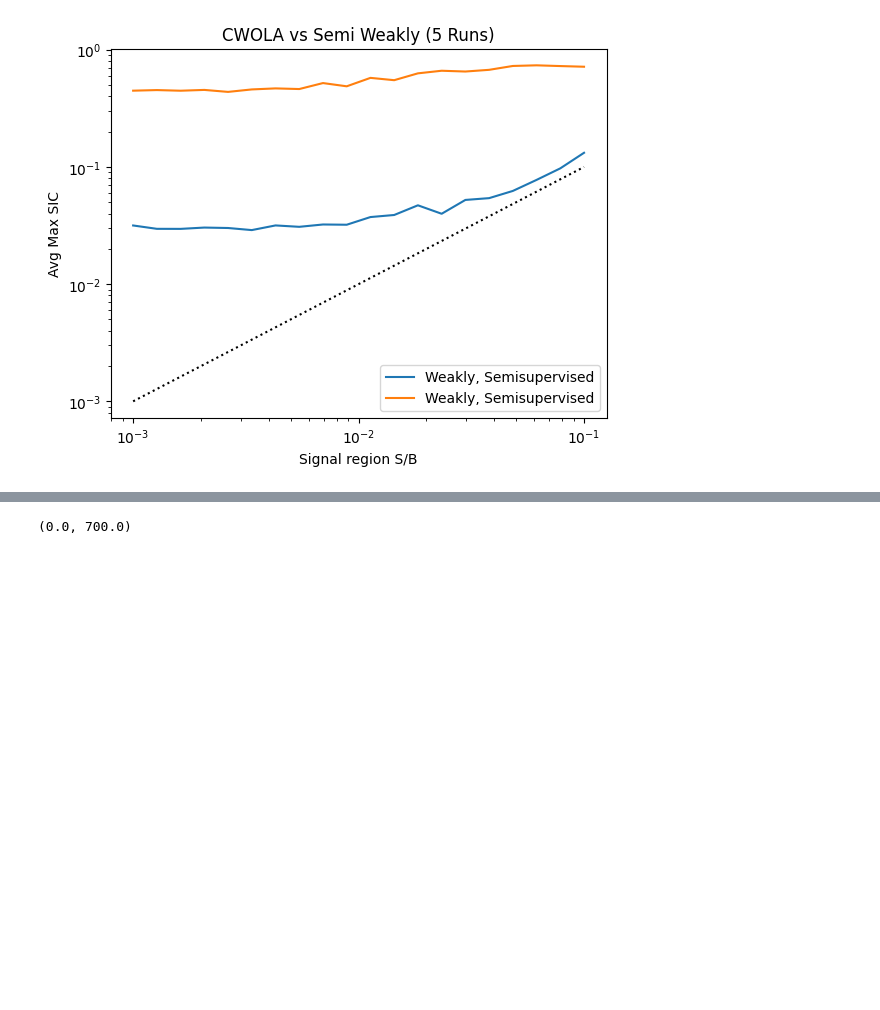
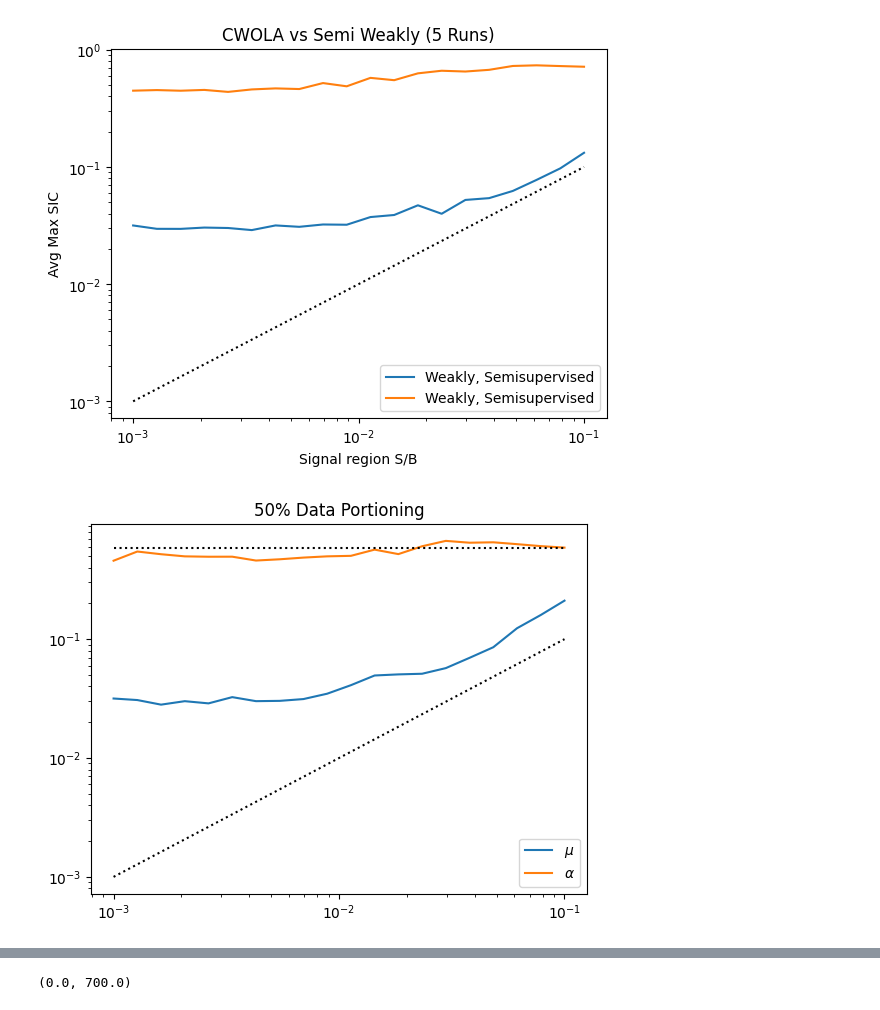
Before and after one commit to GitGup/SemiWeaklySupervised, a Jupyter notebook: SemiWeakly6Features.ipynb, the cells around one changed output, grey strips where cells are left out. Saved outputs shown, nothing was run; the diff lists cells and outputs as text; code cells hidden in the pictures; blank space fills up the shorter version.

Commit message:
3 prong 50% data portioning

```diff
--- a/SemiWeakly6Features.ipynb
+++ b/SemiWeakly6Features.ipynb
@@ -1026,8 +1026,8 @@ for _ in range(num_runs):
         model_all2 = Model(inputs = inputs, outputs = ws)
         model_all2.compile(loss='binary_crossentropy', optimizer=tf.keras.optimizers.Adam(learning_rate = 0.01))
 
-        m1 = 3
-        m2 = 3
+        m1 = 2
+        m2 = 5
 
         test_background = int(1/2 * len(x[0,0, decay]))
         train_reference = int(1/4 *len(x[0,0, decay]))
@@ -1044,9 +1044,7 @@ for _ in range(num_runs):
 
         signal_mixed = np.concatenate([x[m1, m2, decay][int(test_signal/2):int(test_signal/2) + int(sigfrac*(N/2))], x[m1, m2, qq][int(test_signal/2):int(test_signal/2) + int(sigfrac*(N/2))]])
 
-        background_mixed = np.concatenate([x[0,0,decay][int(test_background/2):], x[0,0,qq][int(test_background/2):]])
-        x_data_mixed = np.concatenate([x[0,0,decay][int(test_background/2):],signal_mixed])
-        y_data_mixed = np.concatenate([np.zeros(train_reference),np.ones(train_data),np.ones(len(signal_mixed))])
+        background_mixed = np.concatenate([x[0,0,decay][:int(test_background/2)], x[0,0,qq][:int(test_background/2)]])
 
         # x_data_ = np.concatenate([x[0,0,decay][test_background:],signal])
         # y_data_ = np.concatenate([np.zeros(train_reference),np.ones(train_data),np.ones(len(signal))])
@@ -1066,23 +1064,23 @@ for _ in range(num_runs):
         weight_list4+=[sigmoid(model_all2.trainable_weights[3].numpy()[0][0])]
 
         #scores = model_all2.predict(np.concatenate([x[0,0, decay][0:test_background],x[m1,m2, decay][0:test_signal]]),batch_size=1024, verbose = 0)
-        scores_mixed = model_all2.predict([background_mixed,signal_mixed],batch_size=1024, verbose = 0)
-        y = np.concatenate([np.zeros(test_background),np.ones(test_signal)])
-        fpr, tpr, _ = metrics.roc_curve(y, scores)
+        #scores_mixed = model_all2.predict(x[0,0,decay][0:int(test_background/2)], signal_mixed,batch_size=1024, verbose = 0)
+        #y = np.concatenate([np.zeros(test_background),np.ones(test_signal)])
+        #fpr, tpr, _ = metrics.roc_curve(y, scores)
 
         #weakly supervised
-        model_cwola = Sequential()
-        model_cwola.add(Dense(128, input_dim=6, activation='relu'))
-        model_cwola.add(Dense(128, activation='relu'))
-        model_cwola.add(Dense(128, activation='relu'))
-        model_cwola.add(Dense(1, activation='sigmoid'))
-        model_cwola.compile(loss='binary_crossentropy', optimizer='adam', metrics=['accuracy'])
-        myhistory_cwola = model_cwola.fit(X_train_[:,0:6], Y_train_, epochs=10,validation_data=(X_val_[:,0:6], Y_val_),batch_size=1024, verbose = 0)
+        # model_cwola = Sequential()
+        # model_cwola.add(Dense(128, input_dim=6, activation='relu'))
+        # model_cwola.add(Dense(128, activation='relu'))
+        # model_cwola.add(Dense(128, activation='relu'))
+        # model_cwola.add(Dense(1, activation='sigmoid'))
+        # model_cwola.compile(loss='binary_crossentropy', optimizer='adam', metrics=['accuracy'])
+        # myhistory_cwola = model_cwola.fit(X_train_[:,0:6], Y_train_, epochs=10,validation_data=(X_val_[:,0:6], Y_val_),batch_size=1024, verbose = 0)
 
         #scores2 = model_cwola.predict(np.concatenate([x[0,0, decay][0:test_background],x[m1,m2, decay][0:test_signal]]),batch_size=1024)
-        scores2_mixed = model_cwola.predict([background_mixed,signal_mixed],batch_size=1024)
-        y2 = np.concatenate([np.zeros(test_background),np.ones(test_signal)])
-        fpr2, tpr2, _ = metrics.roc_curve(y2, scores2)
+        #scores2_mixed = model_cwola.predict([background_mixed,signal_mixed],batch_size=1024)
+        #y2 = np.concatenate([np.zeros(test_background),np.ones(test_signal)])
+        #fpr2, tpr2, _ = metrics.roc_curve(y2, scores2)
 
 #         #fully supervised
 #         model3_full = createSimpleModel(w1)
@@ -1193,6 +1217,18 @@ plt.ylabel("Avg Max SIC")
 # %% [output]
 Text(0, 0.5, 'Avg Max SIC')
 [figure]
+# %%
+plt.plot(sig_list,weight_list3,label=r"$\mu$")
+plt.plot(sig_list,weight_list4,label=r"$\alpha$")
+plt.plot(sig_list,sig_list,ls=":",color="black")
+plt.plot(sig_list, [weight_list4[19]]*20, ls = ":", color = "black")
+plt.title("50% Data Portioning")
+plt.xscale("log")
+plt.yscale("log")
+plt.legend()
+plt.show()
+# %% [output]
+[figure, added]
 # %%
 weight_list4
 # %% [output]
```
Also changed, not shown: parts of 9 cells of this notebook.
